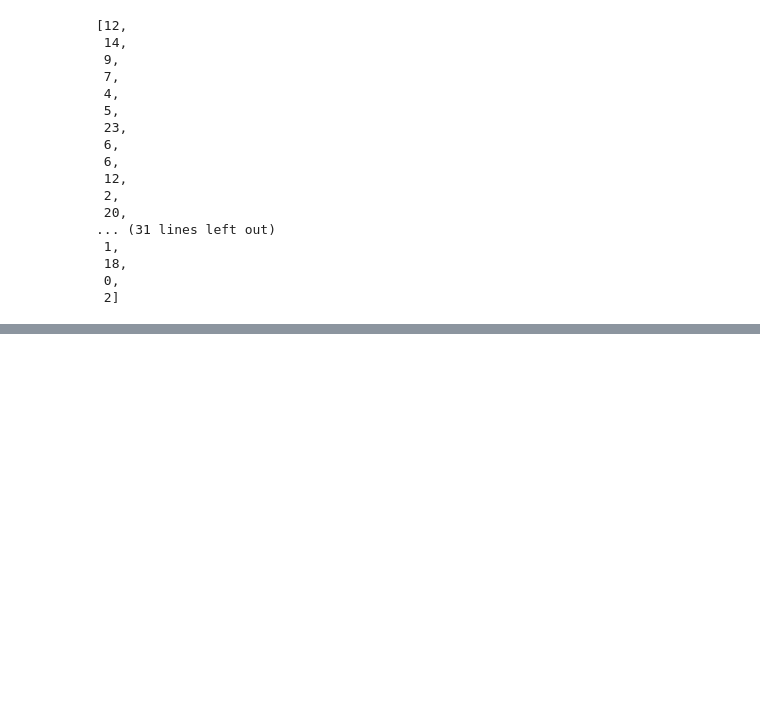
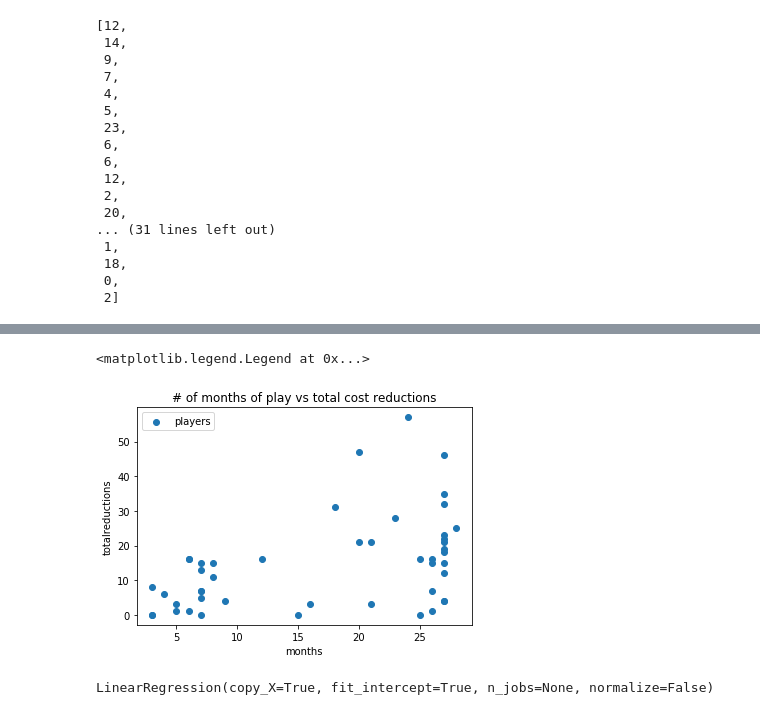
Before and after one commit to exalteded/DSPS_ejones, a Jupyter notebook: Extra_credit_Project/xp_system_.ipynb, the cells around one changed output, grey strips where cells are left out. Cells and saved outputs as stored; diff of their text form; code cells hidden in the pictures; blank space fills up the shorter version.

```diff
--- a/Extra_credit_Project/xp_system_.ipynb
+++ b/Extra_credit_Project/xp_system_.ipynb
@@ -542,0 +562,10 @@ dfdroppedCelerity
+# %%
+fig, ax = plt.subplots()
+ax.scatter(months,totalreductions)
+ax.set_xlabel("months")
+ax.set_ylabel("totalreductions")
+ax.set_title("# of months of play vs total cost reductions")
+ax.legend(["players"])
+# %% [output]
+<matplotlib.legend.Legend at 0x...>
+[figure, added]
@@ -542,0 +578,4 @@ dfdroppedCelerity
+# %%
+regr.fit(np.atleast_2d(months).T, totalreductions)
+# %% [output]
+LinearRegression(copy_X=True, fit_intercept=True, n_jobs=None, normalize=False)
```
Also changed, not shown: parts of 13 cells of this notebook.
